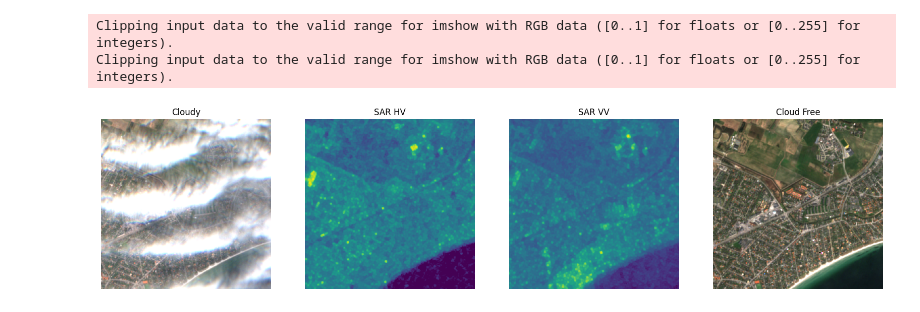
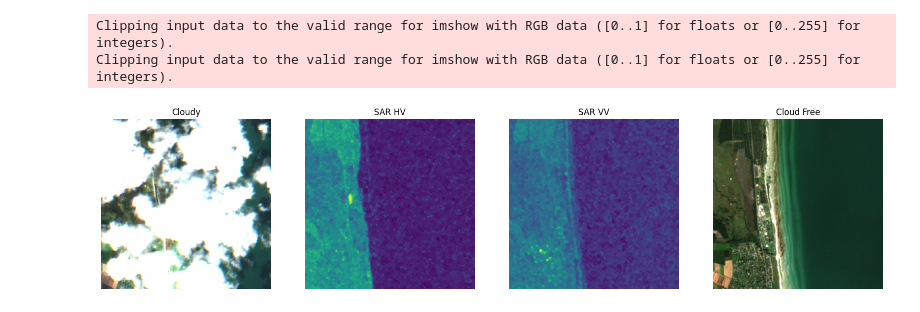
Before and after one commit to ThomasHEBRARD/cloud_removal, a Jupyter notebook: preprocess/prepare_dataset.ipynb, the cells around one changed output. Drawn from its saved outputs; the diff is of its cells as text; code cells hidden in the pictures.

```diff
--- a/preprocess/prepare_dataset.ipynb
+++ b/preprocess/prepare_dataset.ipynb
@@ -43,7 +43,8 @@ def closest_date(target_date, date_array):
 # %%
 fig, axes = plt.subplots(1, 4, figsize=(20, 20))
 
-cloudy = "S2_32VNH_20190405_1191_576780_6228320_256"
+cloudy = "S2_32VNH_20190905_30_576780_6297440_256"
+# cloudy = "S2_32VNH_20190405_1191_576780_6228320_256"
 # cloudy = "S2_32VNH_20190405_873_533260_6246240_256"
 # cloudy = "S2_32VNH_20190405_1211_517900_6225760_256"
 # cloudy = "S2_32VNH_20190702_443_533260_6271840_256"
@@ -51,20 +52,29 @@ date_cloudy = "_".join(cloudy.split("_")[:3])
 rest = "_".join(cloudy.split("_")[3:])
 
 cloudy_B02 = gdal.Open(
-    f"data/cropped/s2/{date_cloudy}/{date_cloudy}_B02/{date_cloudy}_B02_{rest}.tif"
+    f"data/cropped/s2/{date_cloudy}/{date_cloudy}_B02/{date_cloudy}_B02_{rest}.vrt"
 ).ReadAsArray()
 
 cloudy_B03 = gdal.Open(
-    f"data/cropped/s2/{date_cloudy}/{date_cloudy}_B03/{date_cloudy}_B03_{rest}.tif"
+    f"data/cropped/s2/{date_cloudy}/{date_cloudy}_B03/{date_cloudy}_B03_{rest}.vrt"
 ).ReadAsArray()
 
 cloudy_B04 = gdal.Open(
-    f"data/cropped/s2/{date_cloudy}/{date_cloudy}_B04/{date_cloudy}_B04_{rest}.tif"
+    f"data/cropped/s2/{date_cloudy}/{date_cloudy}_B04/{date_cloudy}_B04_{rest}.vrt"
 ).ReadAsArray()
 
 cloudy_data = np.stack((cloudy_B04, cloudy_B03, cloudy_B02), axis=-1)/2000
+a = {'s2_cloudy_B02': 'data/cropped/s2/S2_32VNH_20190905/S2_32VNH_20190905_B02/S2_32VNH_20190905_B02_30_576780_6297440_256.vrt',
+ 's2_cloudy_B03': 'data/cropped/s2/S2_32VNH_20190905/S2_32VNH_20190905_B03/S2_32VNH_20190905_B03_30_576780_6297440_256.vrt',
+ 's2_cloudy_B04': 'data/cropped/s2/S2_32VNH_20190905/S2_32VNH_20190905_B04/S2_32VNH_20190905_B04_30_576780_6297440_256.vrt',
+ 's2_cloud_free_B02': 'data/cropped/s2/S2_32VNH_20190831/S2_32VNH_20190831_B02/S2_32VNH_20190831_B02_30_576780_6297440_256.vrt',
+ 's2_cloud_free_B03': 'data/cropped/s2/S2_32VNH_20190831/S2_32VNH_20190831_B03/S2_32VNH_20190831_B03_30_576780_6297440_256.vrt',
+ 's2_cloud_free_B04': 'data/cropped/s2/S2_32VNH_20190831/S2_32VNH_20190831_B04/S2_32VNH_20190831_B04_30_576780_6297440_256.vrt',
+ 's1_hv': 'data/cropped/s1/S1_32VNH_20190906/S1_32VNH_20190906_HV/S1_32VNH_20190906_HV_30_576780_6297440_256.vrt',
+ 's1_vv': 'data/cropped/s1/S1_32VNH_20190906/S1_32VNH_20190906_VV/S1_32VNH_20190906_VV_30_576780_6297440_256.vrt'}
 
-cloud_free = "S2_32VNH_20190329_1191_576780_6228320_256"
+cloud_free = "S2_32VNH_20190831_30_576780_6297440_256"
+# cloud_free = "S2_32VNH_20190329_1191_576780_6228320_256"
 # cloud_free = "S2_32VNH_20190413_873_533260_6246240_256"
 # cloud_free = "S2_32VNH_20190413_1211_517900_6225760_256"
 # cloud_free = "S2_32VNH_20190629_443_533260_6271840_256"
@@ -72,15 +82,15 @@ date_cloud_free = "_".join(cloud_free.split("_")[:3])
 rest = "_".join(cloud_free.split("_")[3:])
 
 cloud_free_B02 = gdal.Open(
-    f"data/cropped/s2/{date_cloud_free}/{date_cloud_free}_B02/{date_cloud_free}_B02_{rest}.tif"
+    f"data/cropped/s2/{date_cloud_free}/{date_cloud_free}_B02/{date_cloud_free}_B02_{rest}.vrt"
 ).ReadAsArray()
 
 cloud_free_B03 = gdal.Open(
-    f"data/cropped/s2/{date_cloud_free}/{date_cloud_free}_B03/{date_cloud_free}_B03_{rest}.tif"
+    f"data/cropped/s2/{date_cloud_free}/{date_cloud_free}_B03/{date_cloud_free}_B03_{rest}.vrt"
 ).ReadAsArray()
 
 cloud_free_B04 = gdal.Open(
-    f"data/cropped/s2/{date_cloud_free}/{date_cloud_free}_B04/{date_cloud_free}_B04_{rest}.tif"
+    f"data/cropped/s2/{date_cloud_free}/{date_cloud_free}_B04/{date_cloud_free}_B04_{rest}.vrt"
 ).ReadAsArray()
 
 cloud_free_data = np.stack((cloud_free_B04, cloud_free_B03, cloud_free_B02), axis=-1)/2000
@@ -90,31 +100,31 @@ cloud_free_data = np.stack((cloud_free_B04, cloud_free_B03, cloud_free_B02), axi
 s1_dates = [d.split("_")[-1] for d in os.listdir(f"data/cropped/s1/")]
 date_s1 = closest_date(date_cloudy.split("_")[-1], s1_dates)
 
 s1_HV = gdal.Open(f"data/cropped/s1/S1_32VNH_{date_s1}/S1_32VNH_{date_s1}_HV/S1_32VNH_{date_s1}_HV_{rest}.vrt").ReadAsArray()
 s1_VV = gdal.Open(f"data/cropped/s1/S1_32VNH_{date_s1}/S1_32VNH_{date_s1}_VV/S1_32VNH_{date_s1}_VV_{rest}.vrt").ReadAsArray()
 
 axes[0].imshow(cloudy_data)
 axes[0].set_title('Cloudy')
 axes[0].axis('off')  # Hide axes
 
 # Display image2 in the second subplot
 axes[1].imshow(s1_HV)
 axes[1].set_title('SAR HV')
 axes[1].axis('off')  # Hide axes
 
 # Display image2 in the second subplot
 axes[2].imshow(s1_VV)
 axes[2].set_title('SAR VV')
 axes[2].axis('off')  # Hide axes
 
 # Display image2 in the second subplot
 axes[3].imshow(cloud_free_data)
 axes[3].set_title('Cloud Free')
 axes[3].axis('off')  # Hide axes
 
 # Show the plot
 plt.show()
 # %% [output]
 Clipping input data to the valid range for imshow with RGB data ([0..1] for floats or [0..255] for integers).
 Clipping input data to the valid range for imshow with RGB data ([0..1] for floats or [0..255] for integers).
-[figure, old version]
+[figure, new version]
```
Also changed, not shown: parts of 5 cells of this notebook.
